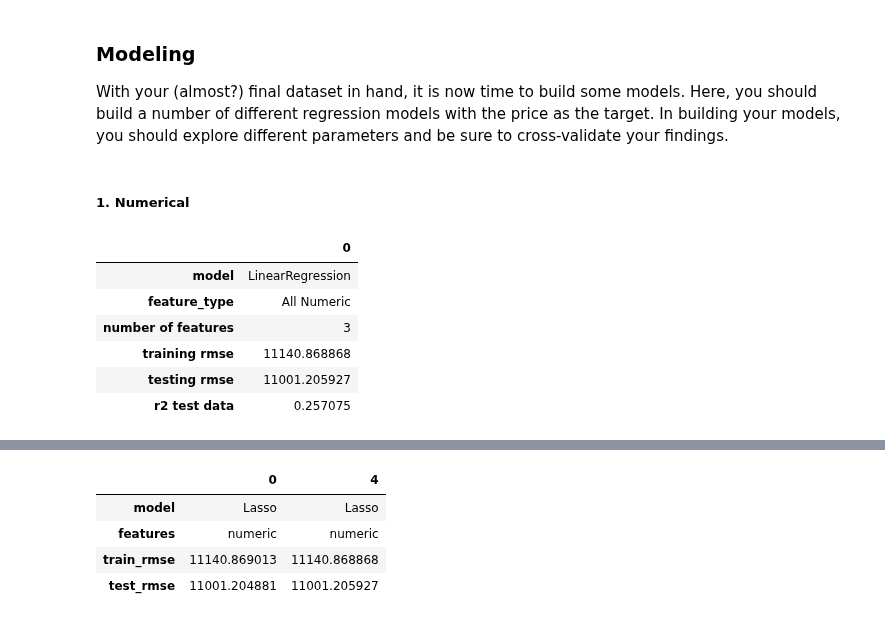
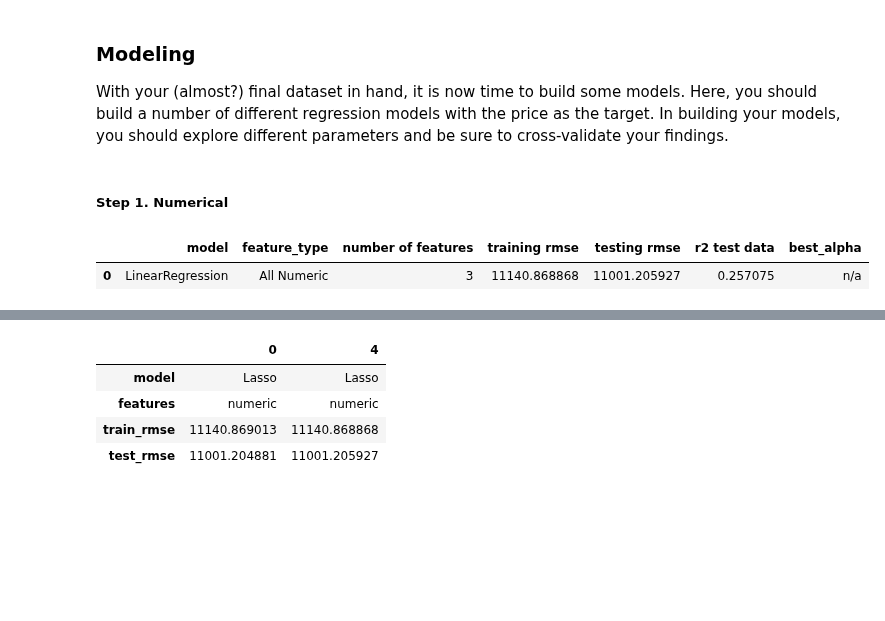
Before and after one commit to mgk2014/PCMLAI-cars, a Jupyter notebook: prompt_A.ipynb, the cells around one changed output, grey strips where cells are left out. Saved outputs shown, nothing was run; the diff lists cells and outputs as text; code cells hidden in the pictures; blank space fills up the shorter version.

Commit message:
added code for Lasso and Ridge for numerical col

```diff
--- a/prompt_A.ipynb
+++ b/prompt_A.ipynb
@@ -484,30 +516,18 @@ def eval_model (pipeline, regression_type, feature_type):
 # %% [markdown]
-##### 1. Numerical
+##### Step 1. Numerical
 # %%
-# Define preprocessing for numeric features
-num_features = ['cylinders_numeric', 'year', 'odometer']
-numeric_transformer = Pipeline(steps=[
-    ('imputer', SimpleImputer(strategy='mean')),
-    ('scaler', StandardScaler())
-])
+# Linear Regression model with numerical features only
 
-preprocessor = ColumnTransformer(
-    transformers=[
-        ('numerical', numeric_transformer, num_features),
-    ])
+numeric_transformer = Pipeline(steps=[('imputer', SimpleImputer(strategy='mean')),('scaler', StandardScaler())])
 
-pipeline = Pipeline(steps=[
-    ('preprocessor', preprocessor),
-    ('linreg', LinearRegression())
-])
+preprocessor = ColumnTransformer(transformers=[('numerical', numeric_transformer, num_features)])
 
-models_evaluated[len(models_evaluated)]= eval_model(pipeline, 'LinearRegression', 'All Numeric')
+pipeline = Pipeline(steps=[('preprocessor', preprocessor),('linreg', LinearRegression())])
+
+dict = eval_model_linear(pipeline, 'LinearRegression', 'All Numeric')
+models_evaluated = pd.concat([models_evaluated, pd.DataFrame([dict])])
+
 models_evaluated
 # %% [output]
-|  | 0 |
-| model | LinearRegression |
-| feature_type | All Numeric |
-| number of features | 3 |
-| training rmse | 11140.868868 |
-| testing rmse | 11001.205927 |
-| r2 test data | 0.257075 |
+|  | model | feature_type | number of features | training rmse | testing rmse | r2 test data | best_alpha |
+| 0 | LinearRegression | All Numeric | 3 | 11140.868868 | 11001.205927 | 0.257075 | n/a |
```
Also changed, not shown: parts of 6 cells of this notebook.
